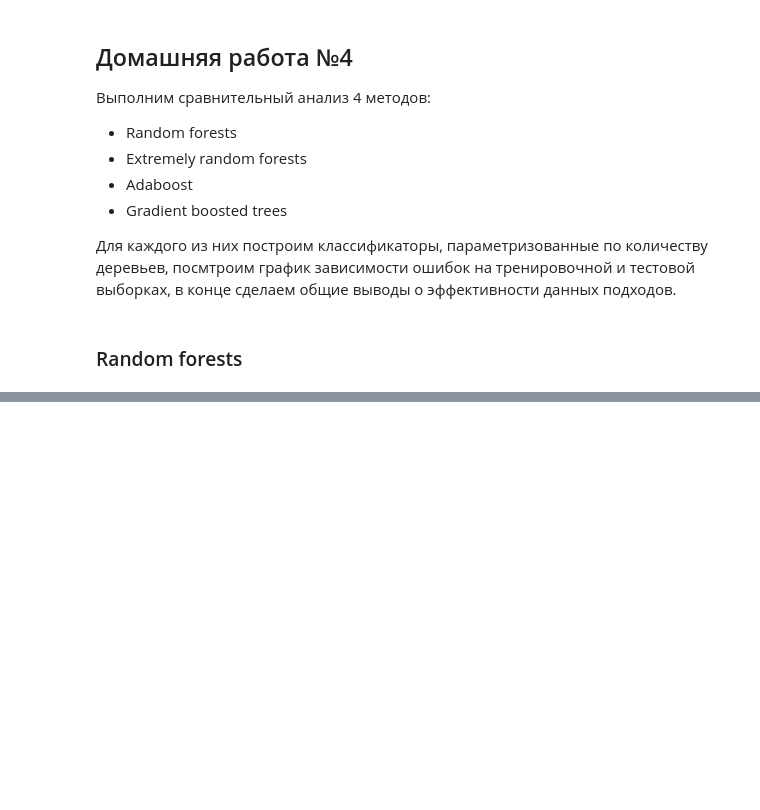
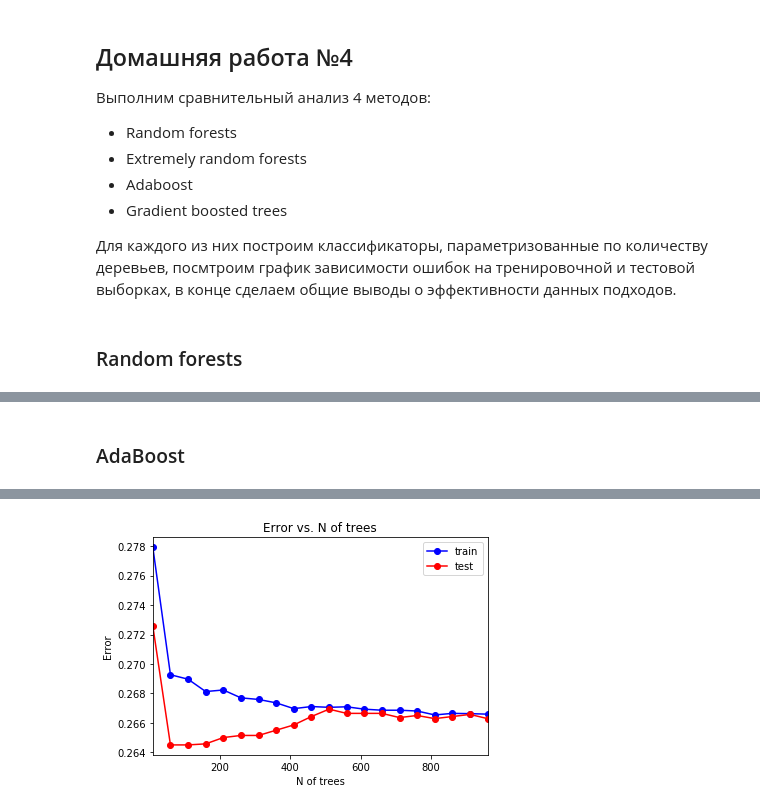
Before and after one commit to DanVev/ml_practice, a Jupyter notebook: data_overview.ipynb, the cells around one changed output, grey strips where cells are left out. Saved outputs shown, nothing was run; the diff lists cells and outputs as text; code cells hidden in the pictures; blank space fills up the shorter version.

```diff
--- a/data_overview.ipynb
+++ b/data_overview.ipynb
@@ -426,0 +489,25 @@ avg / total       0.74      0.73      0.73     14000
+# %% [markdown]
+### AdaBoost
+# %%
+from sklearn.ensemble import AdaBoostClassifier
+test_err = []
+train_err = []
+n_trees_list = np.arange(10, 1000, 50)
+for n_trees in tqdm(n_trees_list):
+    model = AdaBoostClassifier(random_state=42, n_estimators=n_trees)
+    model.fit(X_train, y_train)
+
+    y_train_pred = model.predict(X_train)
+    y_test_pred = model.predict(X_test)
+    train_err.append(np.mean(y_train != y_train_pred))
+    test_err.append(np.mean(y_test != y_test_pred))
+
+plt.plot(n_trees_list, train_err, 'b-o', label='train')
+plt.plot(n_trees_list, test_err, 'r-o', label='test')
+plt.xlim([np.min(n_trees_list), np.max(n_trees_list)])
+plt.title('Error vs. N of trees')
+plt.xlabel('N of trees')
+plt.ylabel('Error')
+plt.legend()
+pass
+# %% [output]
@@ -426,0 +515 @@ avg / total       0.74      0.73      0.73     14000
+[figure, added]
```
Also changed, not shown: parts of 13 cells of this notebook.
